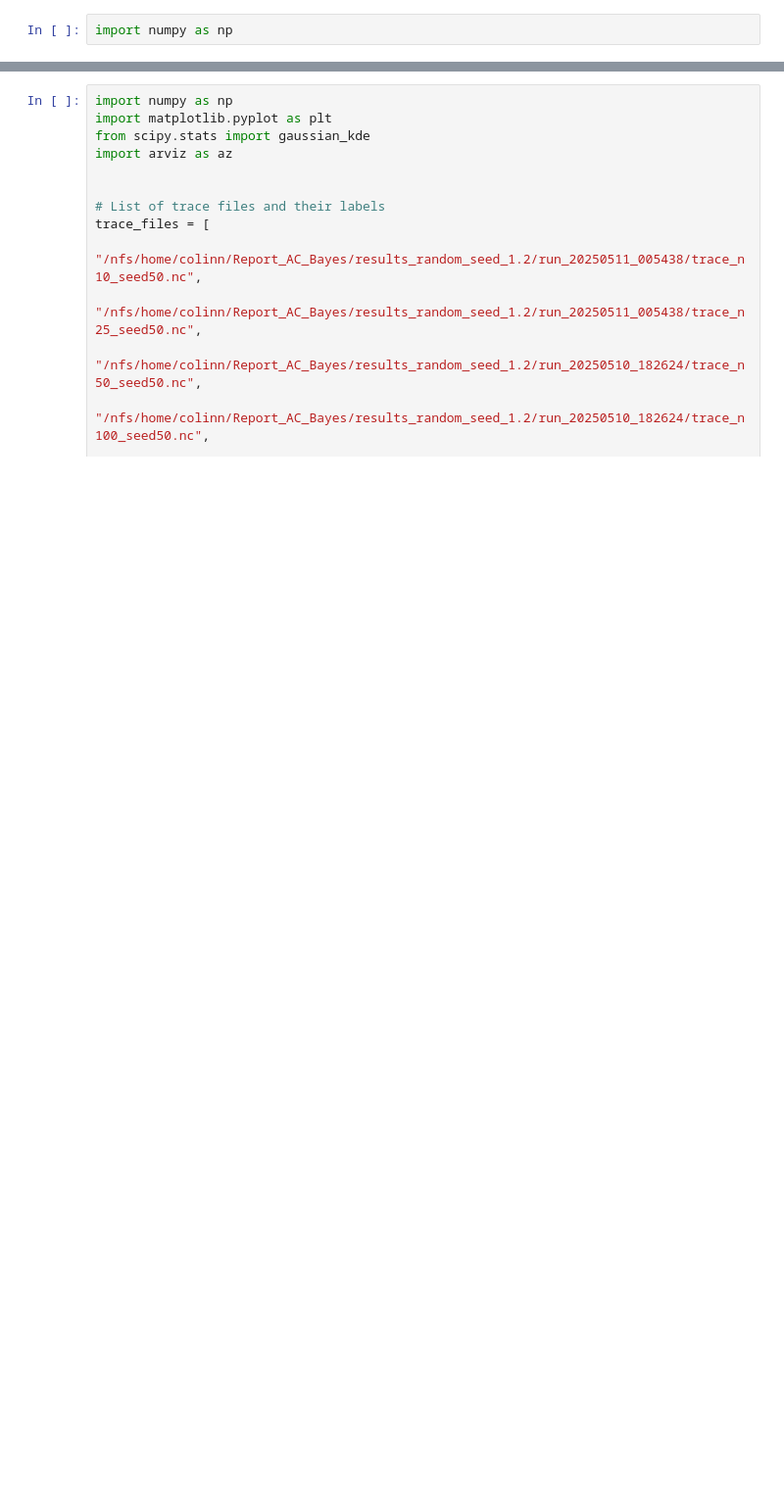
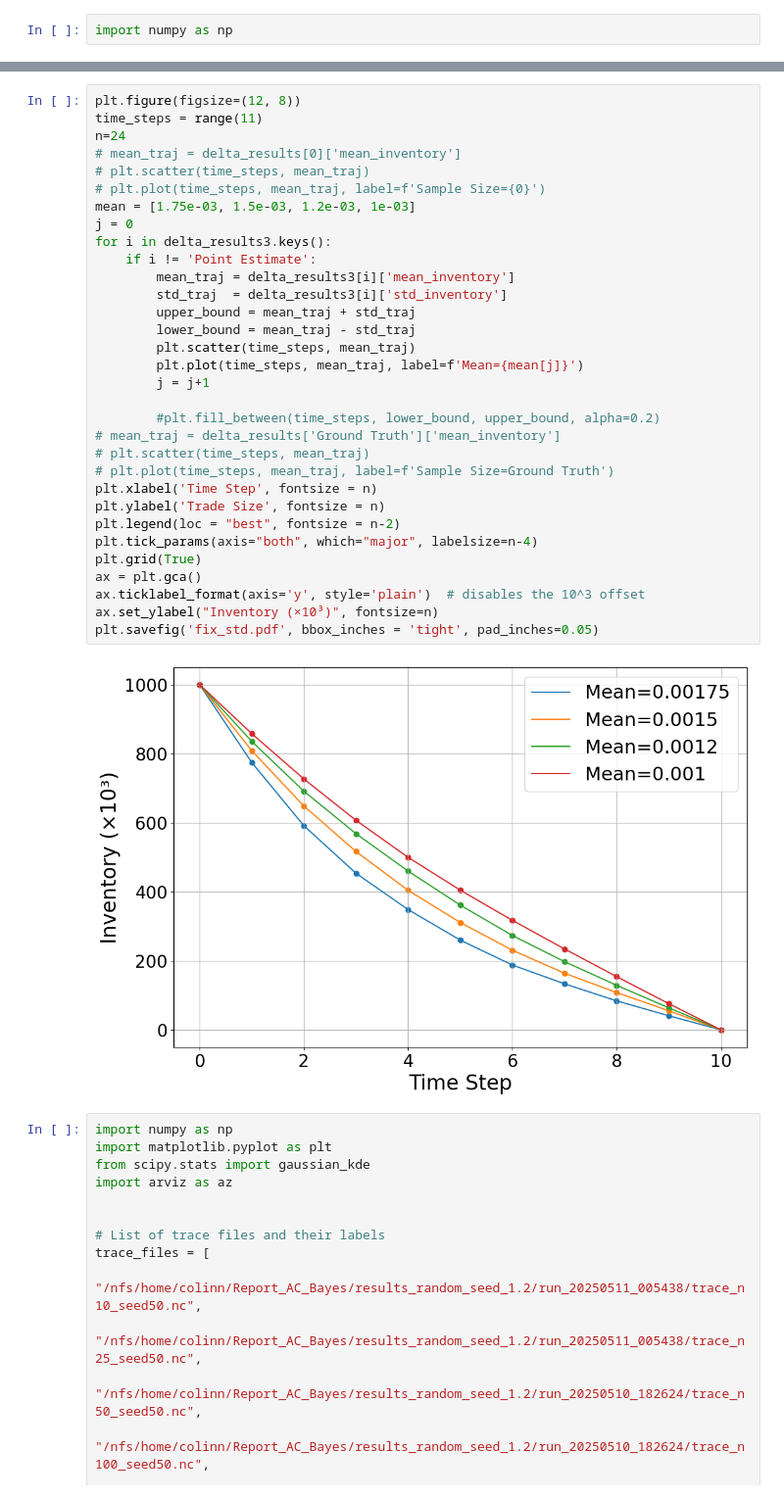
Before and after one commit to col12cn/AC-model, a Jupyter notebook: Report_AC_Bayes/closed_form_prior.ipynb, the cells around one changed output, grey strips where cells are left out. Shown: that part at 98% size. Saved outputs shown, nothing was run; the diff lists cells and outputs as text; blank space fills up the shorter version.

```diff
--- a/Report_AC_Bayes/closed_form_prior.ipynb
+++ b/Report_AC_Bayes/closed_form_prior.ipynb
@@ -177,3 +218,37 @@ plt.savefig('log_prior.pdf', bbox_inches = 'tight', pad_inches=0.05)
+# %%
+plt.figure(figsize=(12, 8))
+time_steps = range(11)
+n=24
+# mean_traj = delta_results[0]['mean_inventory']
+# plt.scatter(time_steps, mean_traj)
+# plt.plot(time_steps, mean_traj, label=f'Sample Size={0}')
+mean = [1.75e-03, 1.5e-03, 1.2e-03, 1e-03]
+j = 0
+for i in delta_results3.keys():
+    if i != 'Point Estimate':
+        mean_traj = delta_results3[i]['mean_inventory']
+        std_traj  = delta_results3[i]['std_inventory']
+        upper_bound = mean_traj + std_traj
+        lower_bound = mean_traj - std_traj
+        plt.scatter(time_steps, mean_traj)
+        plt.plot(time_steps, mean_traj, label=f'Mean={mean[j]}')
+        j = j+1
+
+        #plt.fill_between(time_steps, lower_bound, upper_bound, alpha=0.2)
+# mean_traj = delta_results['Ground Truth']['mean_inventory']
+# plt.scatter(time_steps, mean_traj)
+# plt.plot(time_steps, mean_traj, label=f'Sample Size=Ground Truth')
+plt.xlabel('Time Step', fontsize = n)
+plt.ylabel('Trade Size', fontsize = n)
+plt.legend(loc = "best", fontsize = n-2)
+plt.tick_params(axis="both", which="major", labelsize=n-4)
+plt.grid(True)
+ax = plt.gca()
+ax.ticklabel_format(axis='y', style='plain')  # disables the 10^3 offset
+ax.set_ylabel("Inventory (×10³)", fontsize=n)
+plt.savefig('fix_std.pdf', bbox_inches = 'tight', pad_inches=0.05)
+# %% [output]
+[figure, added]
 # %%
 import numpy as np
 import matplotlib.pyplot as plt
```
Also changed, not shown: parts of 3 cells of this notebook, 16 other files.
